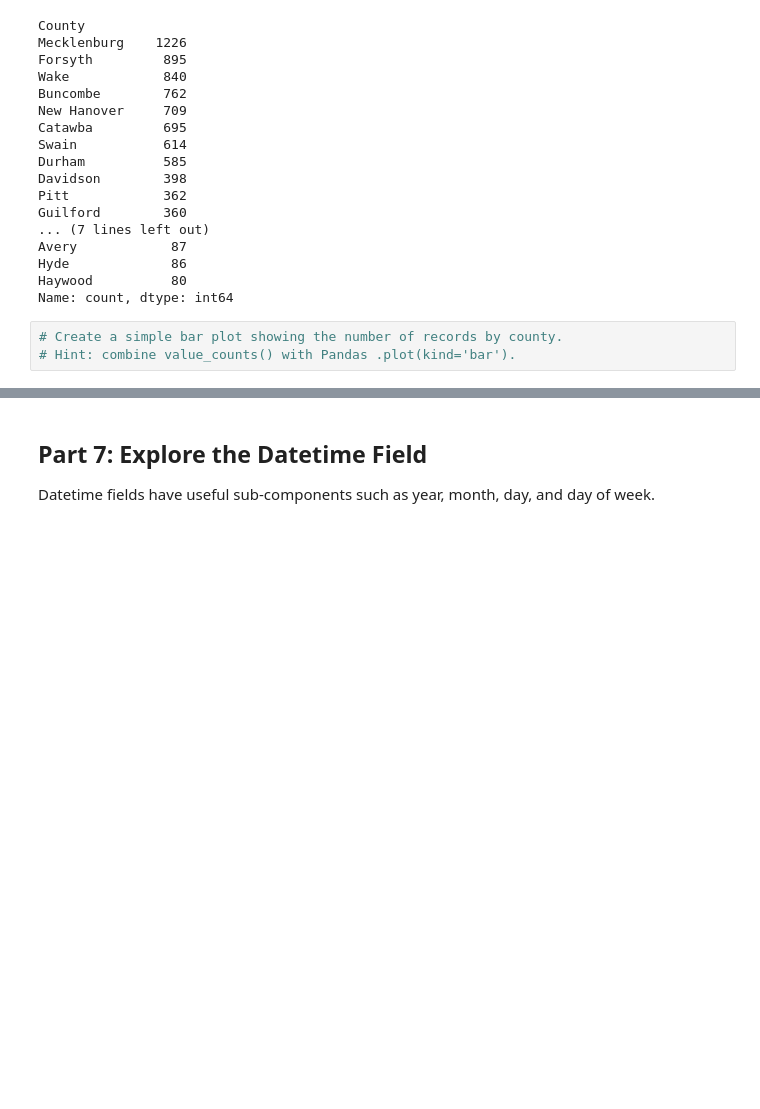
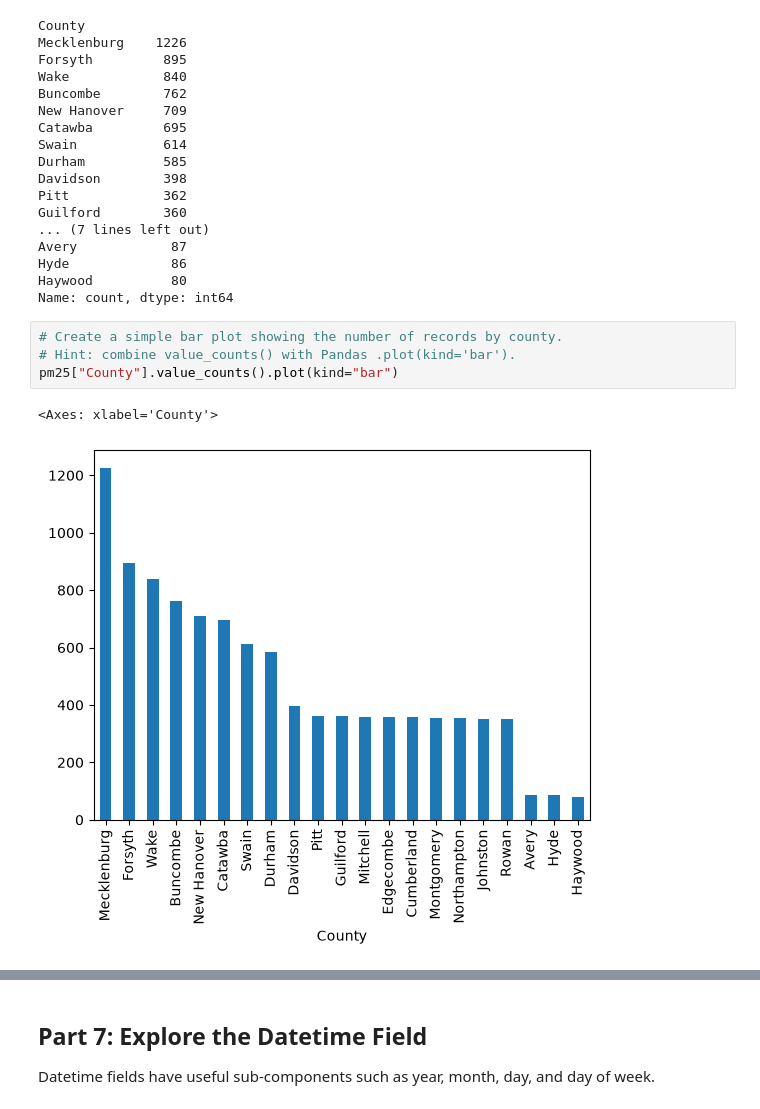
Before and after one commit to mbunker11/ENVR700, a Jupyter notebook: Lessons/M3-L-data-exploration-3-lab.ipynb, the cells around one changed output, grey strips where cells are left out. Saved outputs shown, nothing was run; the diff lists cells and outputs as text; blank space fills up the shorter version.

```diff
--- a/Lessons/M3-L-data-exploration-3-lab.ipynb
+++ b/Lessons/M3-L-data-exploration-3-lab.ipynb
@@ -348,3 +350,7 @@ Name: count, dtype: int64
 # %%
 # Create a simple bar plot showing the number of records by county.
 # Hint: combine value_counts() with Pandas .plot(kind='bar').
+pm25["County"].value_counts().plot(kind="bar")
+# %% [output]
+<Axes: xlabel='County'>
+[figure, added]
```
Also changed, not shown: parts of 15 cells of this notebook.
